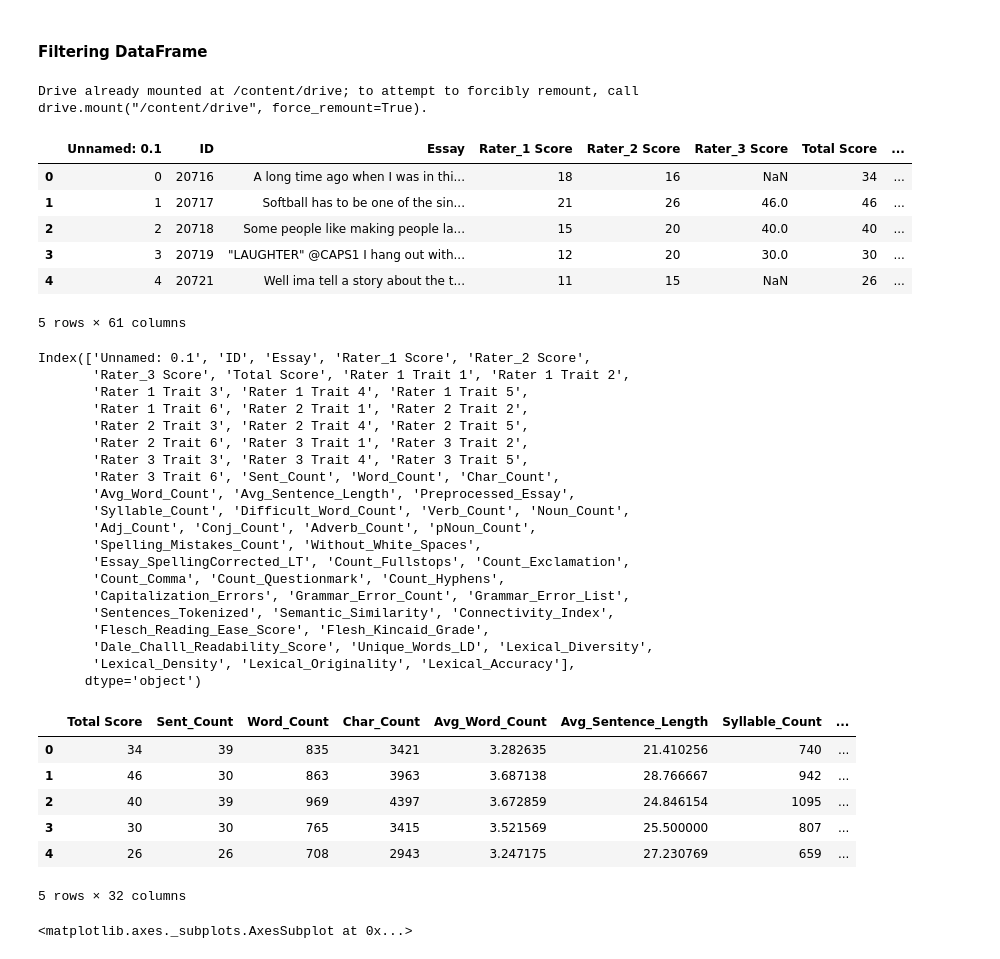
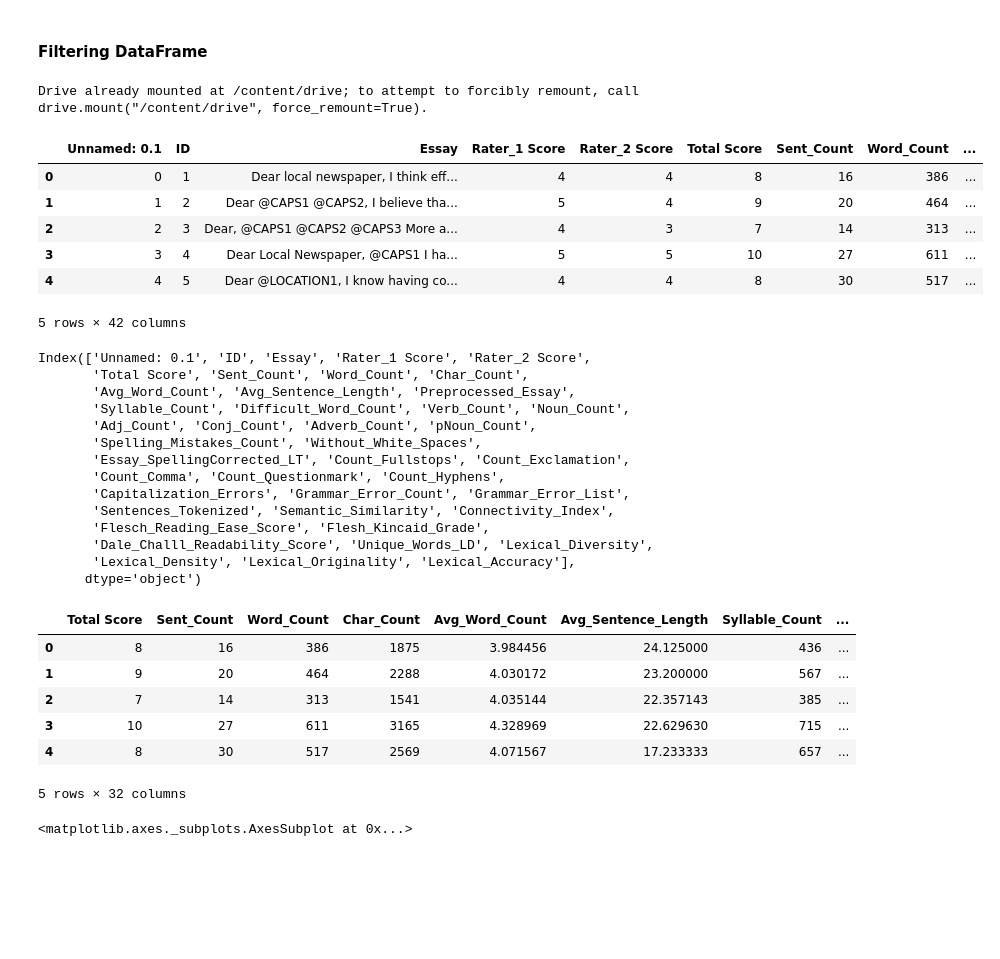
Before and after one commit to mustafabawany/IntelliTech, a Jupyter notebook: Model_Training.ipynb, the cells around one changed output. Drawn from its saved outputs; the diff is of its cells as text; code cells hidden in the pictures; blank space fills up the shorter version.

```diff
--- a/Model_Training.ipynb
+++ b/Model_Training.ipynb
@@ -51,28 +51,22 @@ from mlxtend.feature_selection import SequentialFeatureSelector as SFS   #Forwar
 # %%
 from google.colab import drive
 drive.mount('/content/drive')
-df_train = pd.read_csv("/content/drive/My Drive/IntelliTech-DataSet/EssaySet08_Features.csv", index_col =0)
+df_train = pd.read_csv("/content/drive/My Drive/IntelliTech-DataSet/EssaySet01_Features.csv", index_col =0)
 df_train.head()
 # %% [output]
 Drive already mounted at /content/drive; to attempt to forcibly remount, call drive.mount("/content/drive", force_remount=True).
-|  | Unnamed: 0.1 | ID | Essay | Rater_1 Score | Rater_2 Score | Rater_3 Score | Total Score | ... |
-| 0 | 0 | 20716 | A long time ago when I was in thi... | 18 | 16 | NaN | 34 | ... |
-| 1 | 1 | 20717 | Softball has to be one of the sin... | 21 | 26 | 46.0 | 46 | ... |
-| 2 | 2 | 20718 | Some people like making people la... | 15 | 20 | 40.0 | 40 | ... |
-| 3 | 3 | 20719 | "LAUGHTER" @CAPS1 I hang out with... | 12 | 20 | 30.0 | 30 | ... |
-| 4 | 4 | 20721 | Well ima tell a story about the t... | 11 | 15 | NaN | 26 | ... |
+|  | Unnamed: 0.1 | ID | Essay | Rater_1 Score | Rater_2 Score | Total Score | Sent_Count | Word_Count | ... |
+| 0 | 0 | 1 | Dear local newspaper, I think eff... | 4 | 4 | 8 | 16 | 386 | ... |
+| 1 | 1 | 2 | Dear @CAPS1 @CAPS2, I believe tha... | 5 | 4 | 9 | 20 | 464 | ... |
+| 2 | 2 | 3 | Dear, @CAPS1 @CAPS2 @CAPS3 More a... | 4 | 3 | 7 | 14 | 313 | ... |
+| 3 | 3 | 4 | Dear Local Newspaper, @CAPS1 I ha... | 5 | 5 | 10 | 27 | 611 | ... |
+| 4 | 4 | 5 | Dear @LOCATION1, I know having co... | 4 | 4 | 8 | 30 | 517 | ... |
-5 rows × 61 columns
+5 rows × 42 columns
 # %%
 df_train.columns
 # %% [output]
 Index(['Unnamed: 0.1', 'ID', 'Essay', 'Rater_1 Score', 'Rater_2 Score',
-       'Rater_3 Score', 'Total Score', 'Rater 1 Trait 1', 'Rater 1 Trait 2',
-       'Rater 1 Trait 3', 'Rater 1 Trait 4', 'Rater 1 Trait 5',
-       'Rater 1 Trait 6', 'Rater 2 Trait 1', 'Rater 2 Trait 2',
-       'Rater 2 Trait 3', 'Rater 2 Trait 4', 'Rater 2 Trait 5',
-       'Rater 2 Trait 6', 'Rater 3 Trait 1', 'Rater 3 Trait 2',
-       'Rater 3 Trait 3', 'Rater 3 Trait 4', 'Rater 3 Trait 5',
-       'Rater 3 Trait 6', 'Sent_Count', 'Word_Count', 'Char_Count',
+       'Total Score', 'Sent_Count', 'Word_Count', 'Char_Count',
        'Avg_Word_Count', 'Avg_Sentence_Length', 'Preprocessed_Essay',
        'Syllable_Count', 'Difficult_Word_Count', 'Verb_Count', 'Noun_Count',
        'Adj_Count', 'Conj_Count', 'Adverb_Count', 'pNoun_Count',
@@ -100,11 +94,11 @@ df_train = df_train.loc[:, df_train.columns.isin(feats)]
 df_train.head()
 # %% [output]
 |  | Total Score | Sent_Count | Word_Count | Char_Count | Avg_Word_Count | Avg_Sentence_Length | Syllable_Count | ... |
-| 0 | 34 | 39 | 835 | 3421 | 3.282635 | 21.410256 | 740 | ... |
-| 1 | 46 | 30 | 863 | 3963 | 3.687138 | 28.766667 | 942 | ... |
-| 2 | 40 | 39 | 969 | 4397 | 3.672859 | 24.846154 | 1095 | ... |
-| 3 | 30 | 30 | 765 | 3415 | 3.521569 | 25.500000 | 807 | ... |
-| 4 | 26 | 26 | 708 | 2943 | 3.247175 | 27.230769 | 659 | ... |
+| 0 | 8 | 16 | 386 | 1875 | 3.984456 | 24.125000 | 436 | ... |
+| 1 | 9 | 20 | 464 | 2288 | 4.030172 | 23.200000 | 567 | ... |
+| 2 | 7 | 14 | 313 | 1541 | 4.035144 | 22.357143 | 385 | ... |
+| 3 | 10 | 27 | 611 | 3165 | 4.328969 | 22.629630 | 715 | ... |
+| 4 | 8 | 30 | 517 | 2569 | 4.071567 | 17.233333 | 657 | ... |
 5 rows × 32 columns
 # %%
 df_train['Total Score'].hist()
```
Also changed, not shown: parts of 34 cells of this notebook.
